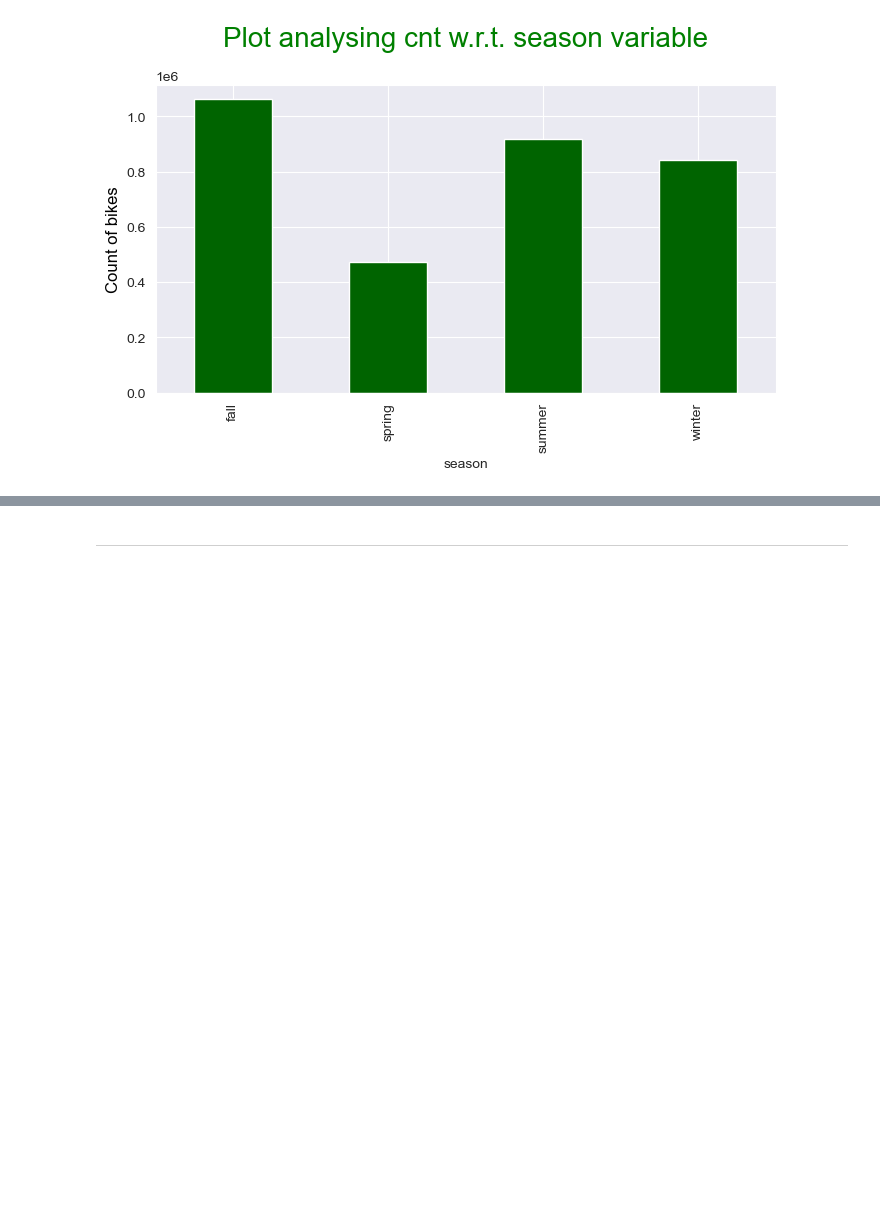
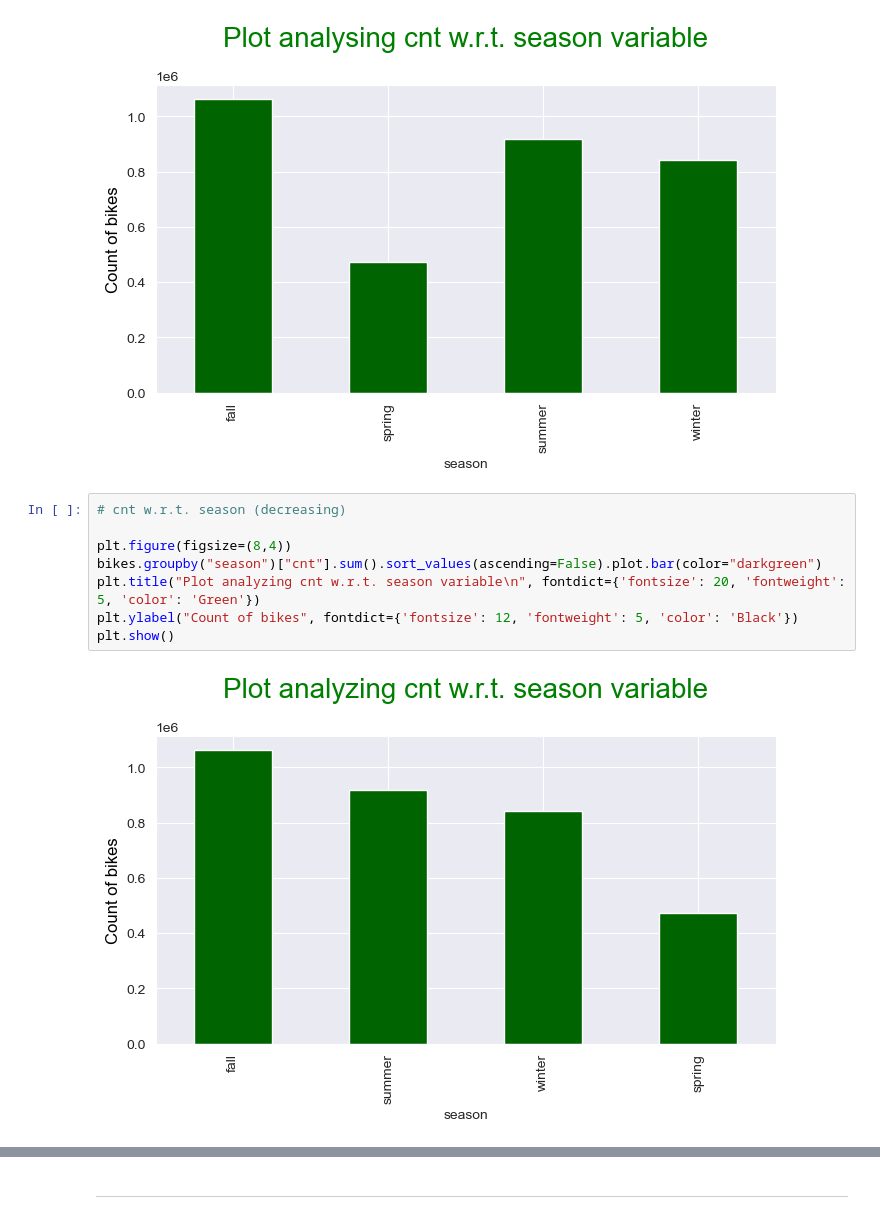
Before and after one commit to sfdatade/machine_learning_bikes_project, a Jupyter notebook: Capital_bikes_presentation.ipynb, the cells around one changed output, grey strips where cells are left out. Saved outputs shown, nothing was run; the diff lists cells and outputs as text; blank space fills up the shorter version.

```diff
--- a/Capital_bikes_presentation.ipynb
+++ b/Capital_bikes_presentation.ipynb
@@ -310,3 +304,13 @@ plt.ylabel("Count of bikes", fontdict={'fontsize': 12, 'fontweight' : 5, 'color'
 plt.show()
 # %% [output]
 [figure]
+# %%
+# cnt w.r.t. season (decreasing)
+
+plt.figure(figsize=(8,4))
+bikes.groupby("season")["cnt"].sum().sort_values(ascending=False).plot.bar(color="darkgreen")
+plt.title("Plot analyzing cnt w.r.t. season variable\n", fontdict={'fontsize': 20, 'fontweight': 5, 'color': 'Green'})
+plt.ylabel("Count of bikes", fontdict={'fontsize': 12, 'fontweight': 5, 'color': 'Black'})
+plt.show()
+# %% [output]
+[figure, added]
```
Also changed, not shown: parts of 6 cells of this notebook, 2 other files.
